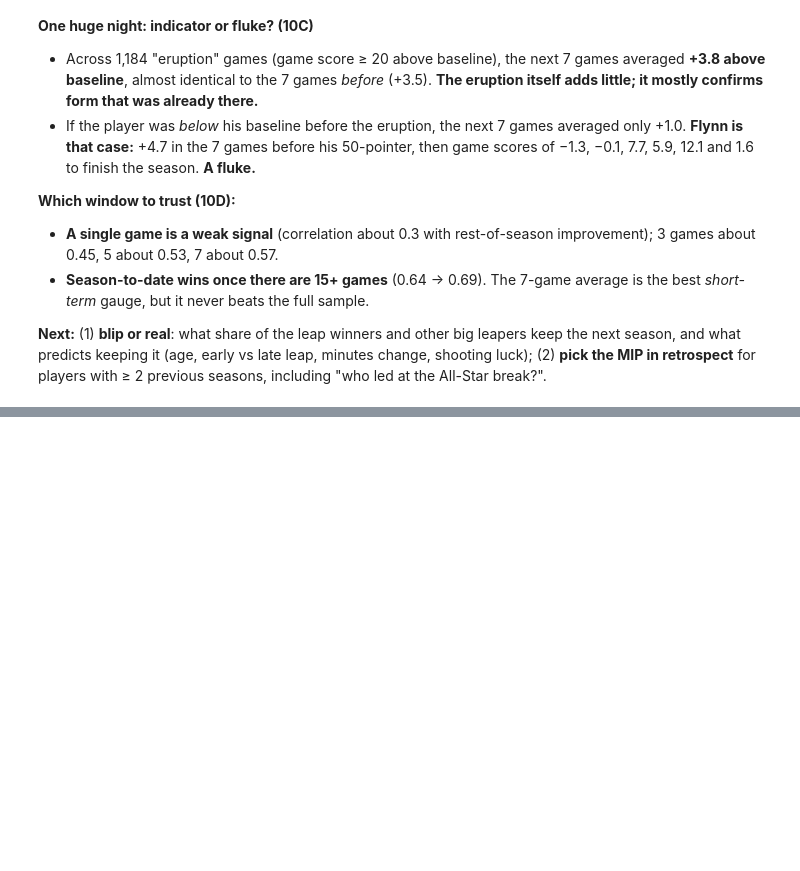
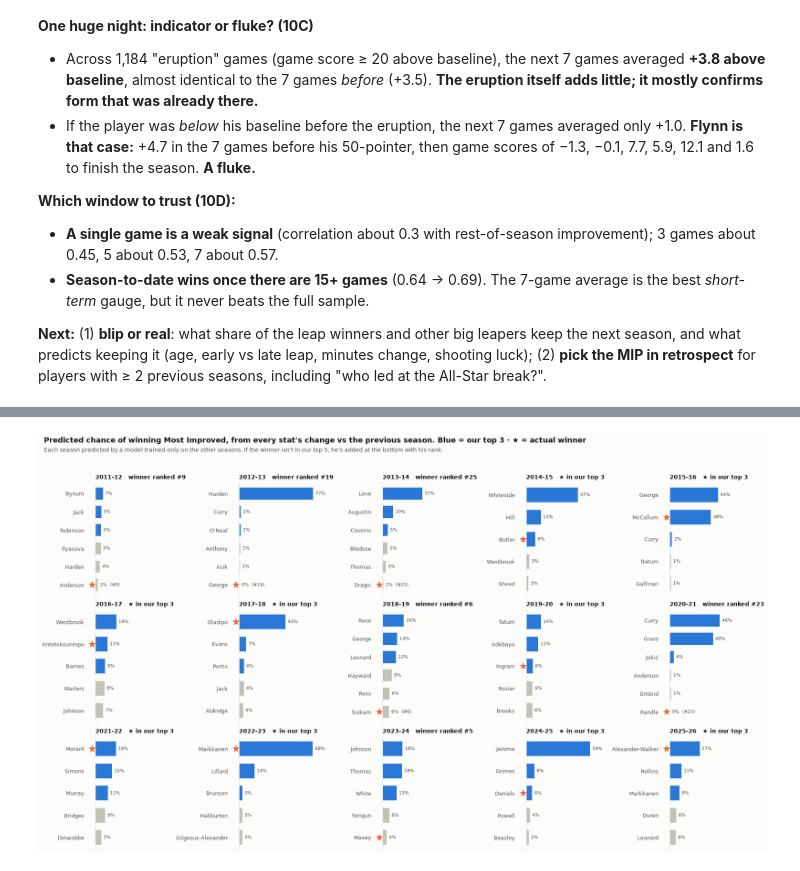
Before and after one commit to dan-j-e/unicorn-hunting, a Jupyter notebook: notebooks/10_mip_leaps.ipynb, the cells around one changed output, grey strips where cells are left out. Cells and saved outputs as stored; diff of their text form; code cells hidden in the pictures; blank space fills up the shorter version.

```diff
--- a/notebooks/10_mip_leaps.ipynb
+++ b/notebooks/10_mip_leaps.ipynb
@@ -316,0 +360,37 @@ el[el["season"] == "2025-26"].nsmallest(8, "rank")[cols].round(1).reset_index(dr
+# %%
+P = e.assign(p=probs[("all stat changes", "loso")])
+P["rank"] = P.groupby("season")["p"].rank(ascending=False, method="min").astype(int)
+
+def short(name):
+    return [x for x in name.split() if x not in {"Jr.", "Sr.", "II", "III", "IV"}][-1]
+
+seasons = sorted(P["season"].unique())
+fig, axes = plt.subplots(3, 5, figsize=(18, 10.5))
+for ax, s in zip(axes.flat, seasons):
+    d = P[P["season"] == s].sort_values("p", ascending=False)
+    show = d.head(5)
+    winner = d[d["mip"]]
+    if not winner.empty and winner.index[0] not in show.index:
+        show = pd.concat([show, winner])
+    show = show.iloc[::-1]
+    y = np.arange(len(show))
+    colors = [BLUE if r <= 3 else MUTED for r in show["rank"]]
+    ax.barh(y, show["p"], color=colors, height=0.66)
+    for yi, (_, r) in zip(y, show.iterrows()):
+        ax.annotate(f"{r['p']:.0%}" + (f"  (#{r['rank']})" if r["rank"] > 5 else ""), (r["p"], yi), xytext=(4, 0),
+                    textcoords="offset points", va="center", fontsize=8, color=INK2)
+        if r["mip"]:
+            ax.scatter([-0.035], [yi], marker="*", s=130, color=ORANGE, clip_on=False, zorder=4, transform=ax.get_yaxis_transform())
+    ax.set_yticks(y, [short(n) for n in show["player_name"]], fontsize=9)
+    ax.set_xlim(0, max(0.85, show["p"].max() * 1.25)); ax.set_xticks([]); ax.grid(False)
+    ax.spines["bottom"].set_visible(False); ax.tick_params(axis="y", length=0, pad=20)
+    hit = "★ in our top 3" if (not winner.empty and winner["rank"].iloc[0] <= 3) else f"winner ranked #{winner['rank'].iloc[0]}"
+    ax.set_title(f"{s}   {hit}", loc="left", fontsize=10)
+fig.suptitle("Predicted chance of winning Most Improved, from every stat's change vs the previous season. "
+             "Blue = our top 3 · ★ = actual winner", x=0.01, ha="left", fontsize=13, fontweight="bold")
+fig.text(0.01, 0.945, "Each season predicted by a model trained only on the other seasons. If the winner isn't in our top 5, "
+         "he's added at the bottom with his rank.", ha="left", fontsize=10, color=INK2)
+fig.tight_layout(rect=(0, 0, 1, 0.935)); fig.subplots_adjust(wspace=0.55)
+fig.savefig(FIG_DIR / "10_mip_probability_bars.png", dpi=150, bbox_inches="tight")
+# %% [output]
+[figure, added]
```
Also changed, not shown: parts of 10 cells of this notebook, 5 other files.
